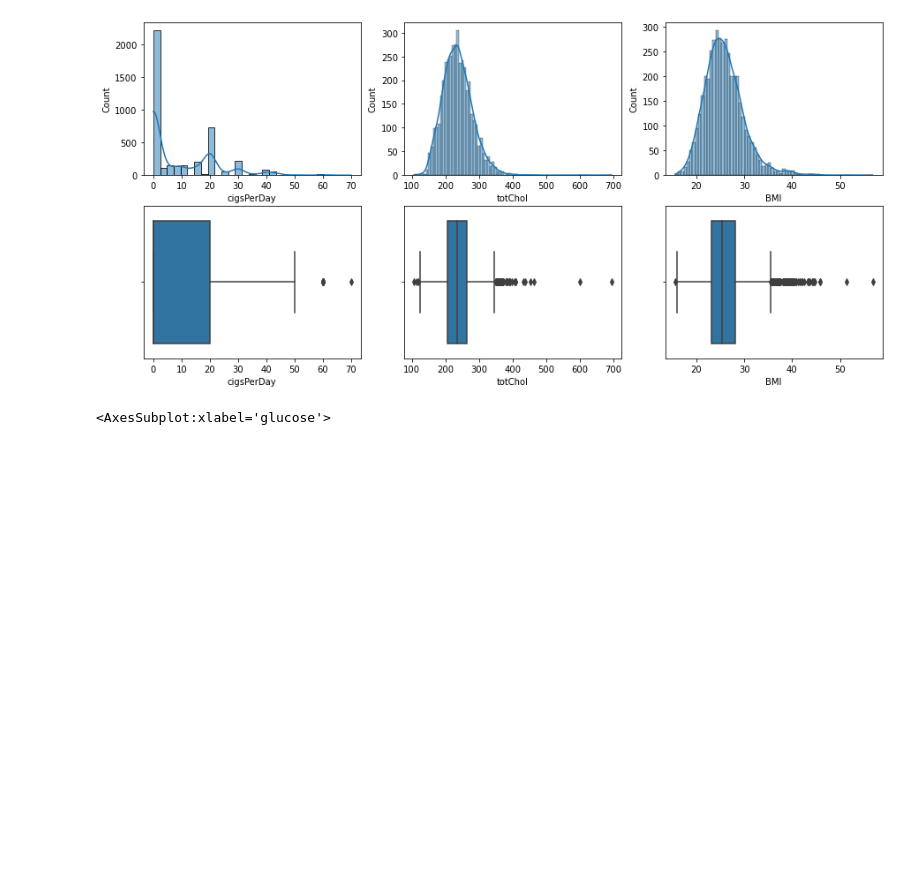
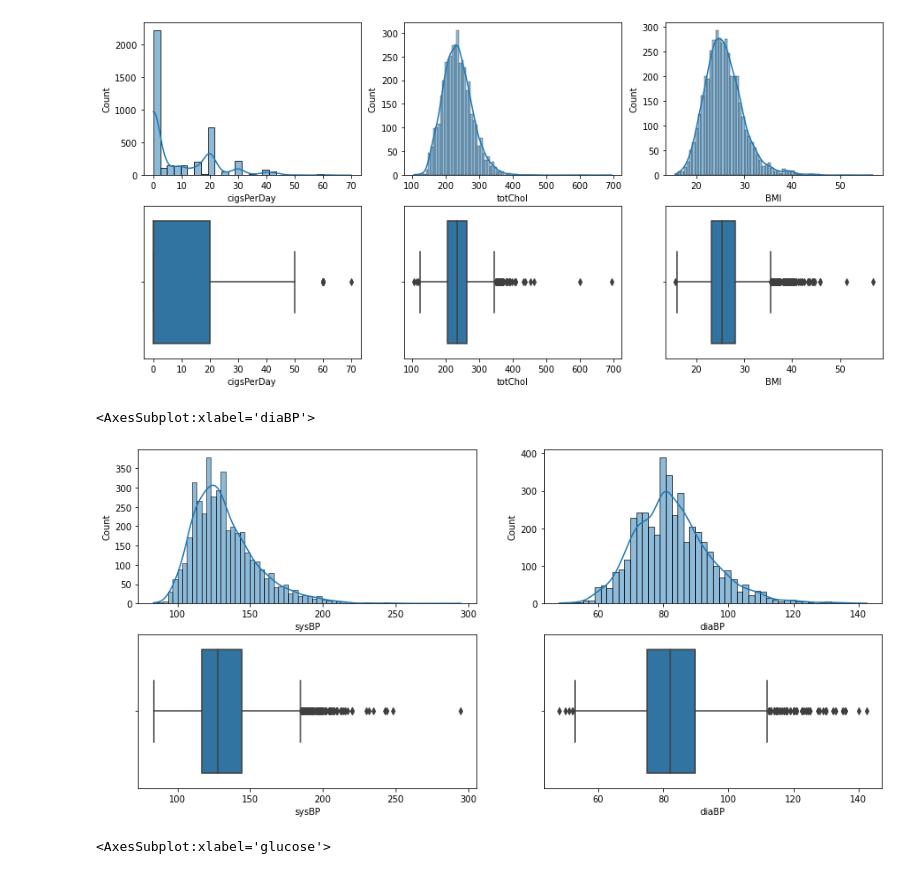
Before and after one commit to DZorikhin/heart-desease-pred, a Jupyter notebook: heart-desease-prediction.ipynb, the cells around one changed output. Saved outputs shown, nothing was run; the diff lists cells and outputs as text; code cells hidden in the pictures; blank space fills up the shorter version.

```diff
--- a/heart-desease-prediction.ipynb
+++ b/heart-desease-prediction.ipynb
@@ -104,6 +129,15 @@ sns.boxplot(data=df, x="BMI", ax=axes[1, 2])
 # %% [output]
 <AxesSubplot:xlabel='BMI'>
 [figure]
+# %%
+_, axes = plt.subplots(nrows=2, ncols=2, figsize=(15, 7))
+sns.histplot(data=df, x="sysBP", kde=True, ax=axes[0, 0])
+sns.histplot(data=df, x="diaBP", kde=True, ax=axes[0, 1])
+sns.boxplot(data=df, x="sysBP", ax=axes[1, 0])
+sns.boxplot(data=df, x="diaBP", ax=axes[1, 1])
+# %% [output]
+<AxesSubplot:xlabel='diaBP'>
+[figure, added]
 # %%
 _, axes = plt.subplots(nrows=2, ncols=2, figsize=(15, 7))
 sns.histplot(data=df, x="heartRate", kde=True, ax=axes[0, 0])
```
Also changed, not shown: parts of 43 cells of this notebook.
